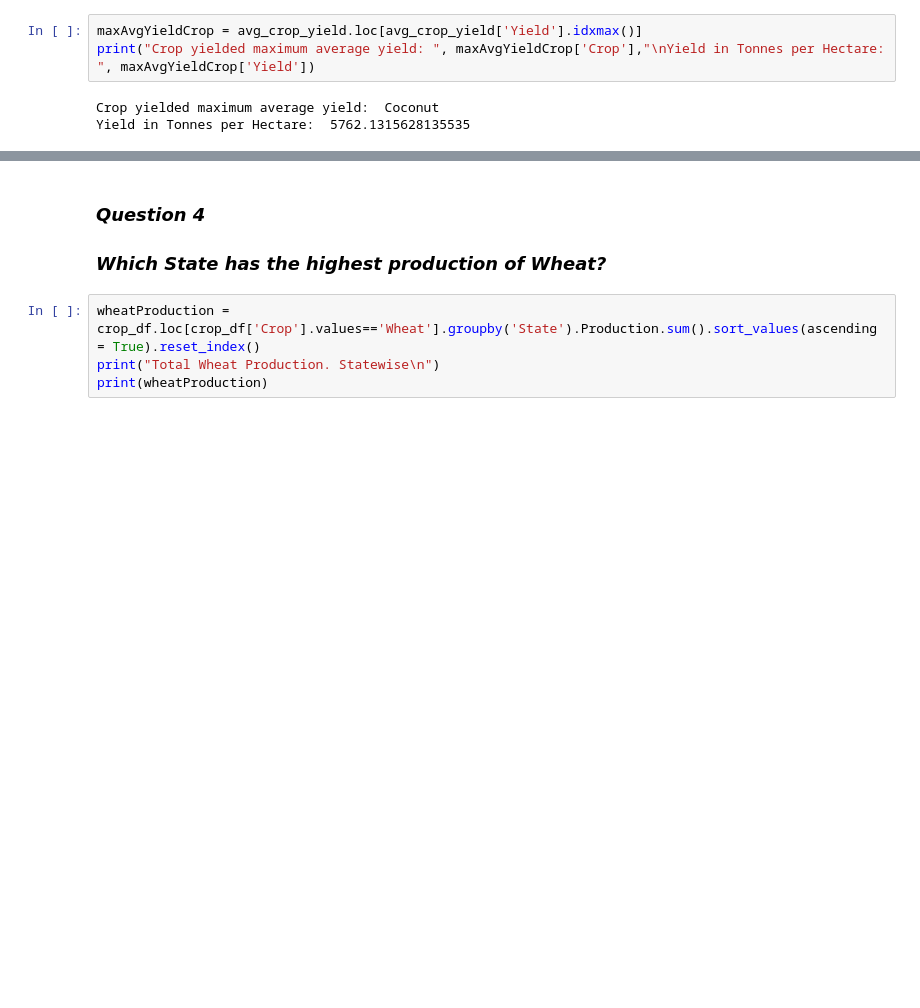
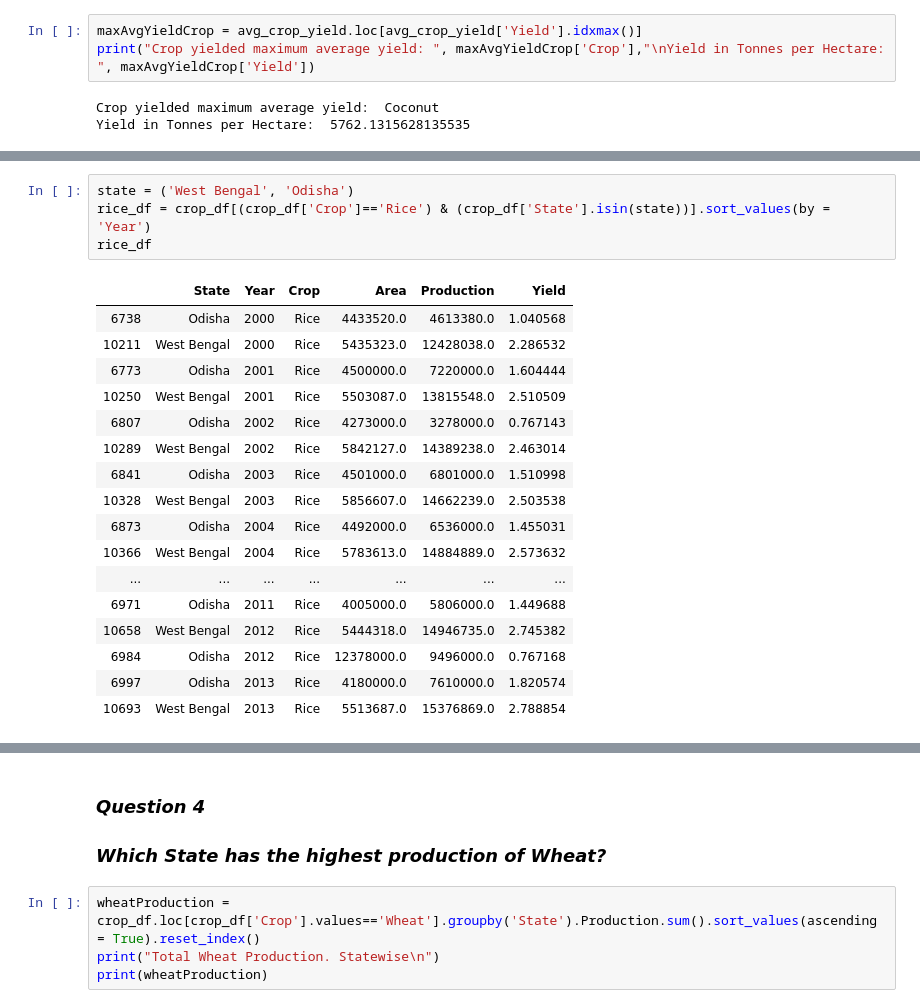
Before and after one commit to Neha-Jacob/Crop-Analysis-India, a Jupyter notebook: Crop Production Analysis - India.ipynb, the cells around one changed output, grey strips where cells are left out. Cells and saved outputs as stored; diff of their text form; blank space fills up the shorter version.

```diff
--- a/Crop Production Analysis - India.ipynb
+++ b/Crop Production Analysis - India.ipynb
@@ -117,0 +201,22 @@ Yield in Tonnes per Hectare:  5762.1315628135535
+# %%
+state = ('West Bengal', 'Odisha')
+rice_df = crop_df[(crop_df['Crop']=='Rice') & (crop_df['State'].isin(state))].sort_values(by = 'Year')
+rice_df
+# %% [output]
+|  | State | Year | Crop | Area | Production | Yield |
+| 6738 | Odisha | 2000 | Rice | 4433520.0 | 4613380.0 | 1.040568 |
+| 10211 | West Bengal | 2000 | Rice | 5435323.0 | 12428038.0 | 2.286532 |
+| 6773 | Odisha | 2001 | Rice | 4500000.0 | 7220000.0 | 1.604444 |
+| 10250 | West Bengal | 2001 | Rice | 5503087.0 | 13815548.0 | 2.510509 |
+| 6807 | Odisha | 2002 | Rice | 4273000.0 | 3278000.0 | 0.767143 |
+| 10289 | West Bengal | 2002 | Rice | 5842127.0 | 14389238.0 | 2.463014 |
+| 6841 | Odisha | 2003 | Rice | 4501000.0 | 6801000.0 | 1.510998 |
+| 10328 | West Bengal | 2003 | Rice | 5856607.0 | 14662239.0 | 2.503538 |
+| 6873 | Odisha | 2004 | Rice | 4492000.0 | 6536000.0 | 1.455031 |
+| 10366 | West Bengal | 2004 | Rice | 5783613.0 | 14884889.0 | 2.573632 |
+| ... | ... | ... | ... | ... | ... | ... |
+| 6971 | Odisha | 2011 | Rice | 4005000.0 | 5806000.0 | 1.449688 |
+| 10658 | West Bengal | 2012 | Rice | 5444318.0 | 14946735.0 | 2.745382 |
+| 6984 | Odisha | 2012 | Rice | 12378000.0 | 9496000.0 | 0.767168 |
+| 6997 | Odisha | 2013 | Rice | 4180000.0 | 7610000.0 | 1.820574 |
+| 10693 | West Bengal | 2013 | Rice | 5513687.0 | 15376869.0 | 2.788854 |
```
Also changed, not shown: parts of 16 cells of this notebook.
